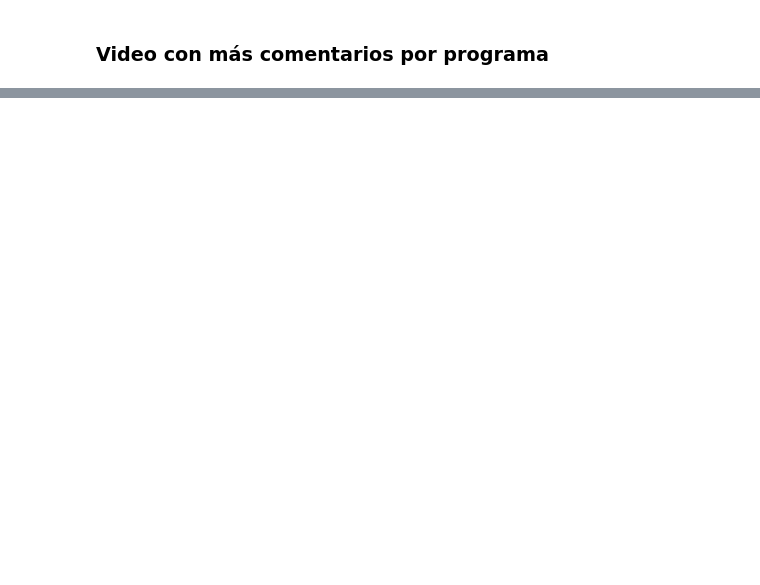
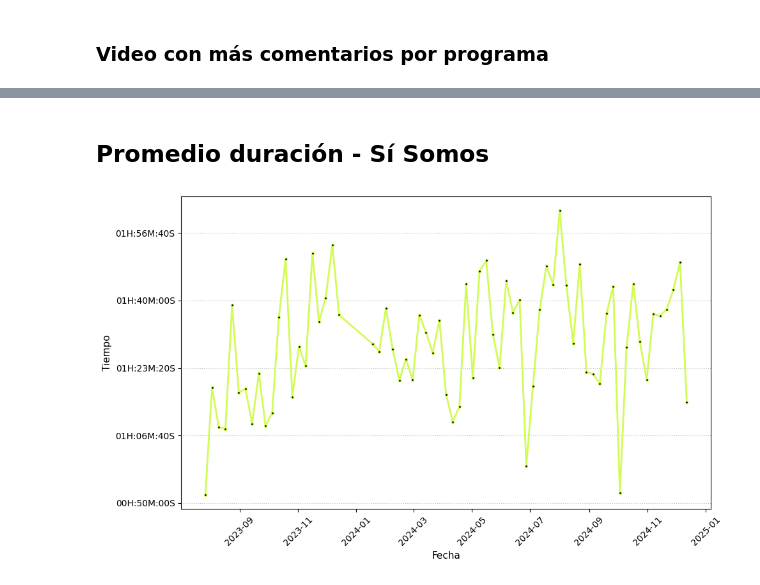
Before and after one commit to nx96/yt-data, a Jupyter notebook: GetDataFromYTChannel.ipynb, the cells around one changed output, grey strips where cells are left out. Saved outputs shown, nothing was run; the diff lists cells and outputs as text; code cells hidden in the pictures; blank space fills up the shorter version.

```diff
--- a/GetDataFromYTChannel.ipynb
+++ b/GetDataFromYTChannel.ipynb
@@ -65,0 +69,6 @@ plot_show_by_comment_count(df)
+# %% [markdown]
+## Promedio duración - Sí Somos
+# %%
+plot_evolution_by_duration(df=df, program='Sí Somos')
+# %% [output]
+[figure, added]
```
Also changed, not shown: parts of 13 cells of this notebook.
